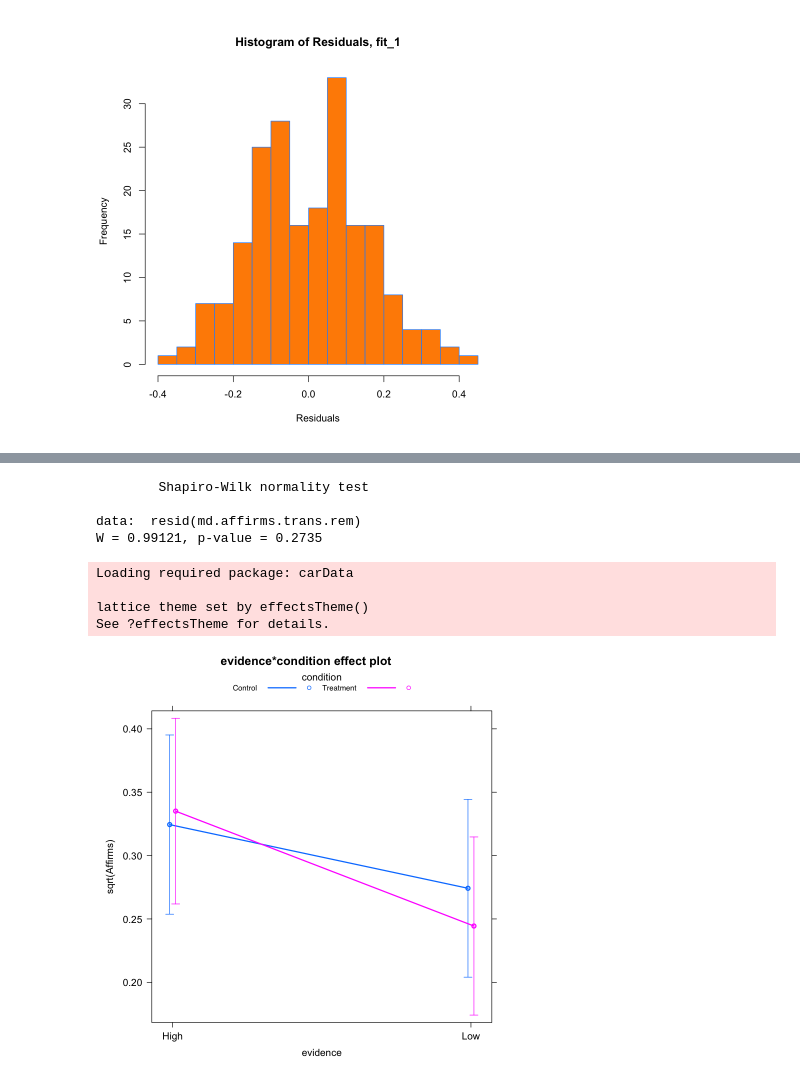
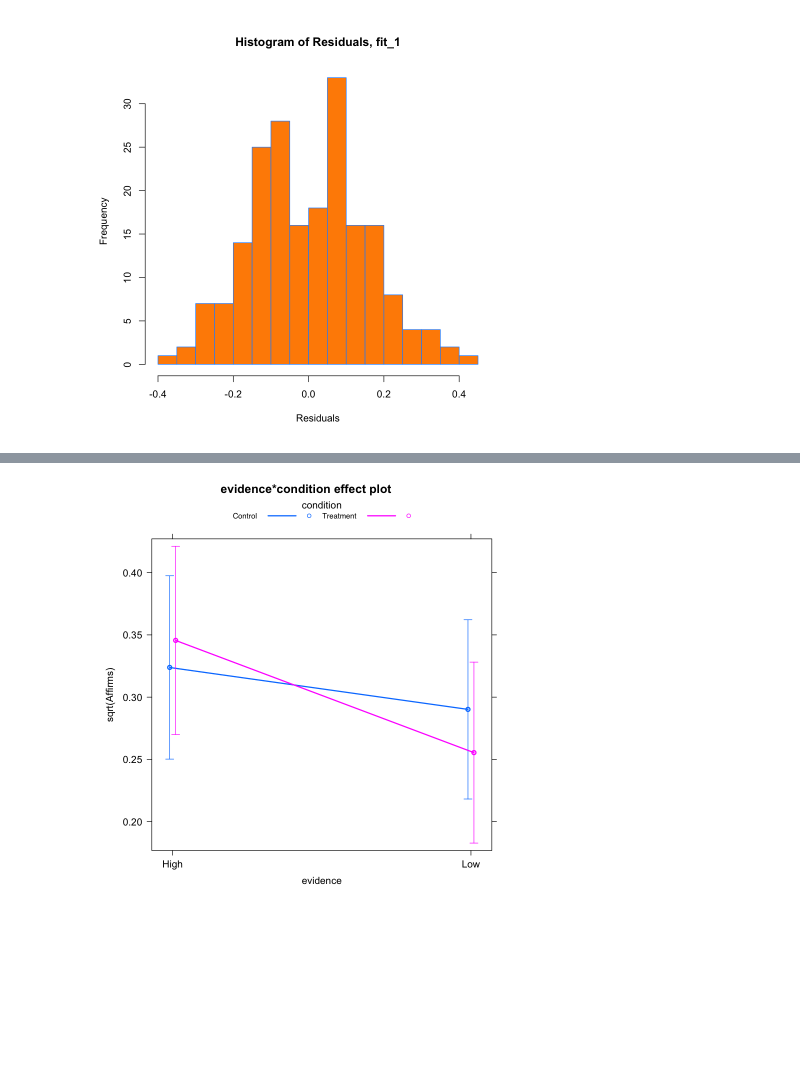
Before and after one commit to cameron-raymond/SDS-Thesis, a Jupyter notebook: notebooks/R_Notebooks/H1H3.ipynb, the cells around one changed output, grey strips where cells are left out. Saved outputs shown, nothing was run; the diff lists cells and outputs as text; code cells hidden in the pictures; blank space fills up the shorter version.

```diff
--- a/notebooks/R_Notebooks/H1H3.ipynb
+++ b/notebooks/R_Notebooks/H1H3.ipynb
@@ -261,7 +256,0 @@ text(x=1:length(cooksd)+1, y=cooksd, labels=ifelse(cooksd>thresh/sample_size, na
-# %%
-md.affirms.trans.rem = lmer(sqrt(Affirms) ~ evidence * condition + (1 |user_id),
-                  data=data,
-                  subset = cooksd<=(thresh/sample_size)
-                 )
-p_value_satterthwaite(md.affirms.trans.rem)
-summary(md.affirms.trans.rem)
@@ -304,16 +257,5 @@ qqline(resid(md.affirms.trans.rem), col = "dodgerblue", lwd = 2)
-# %%
-shapiro.test(resid(md.affirms.trans.rem))
-# %% [output]
-        Shapiro-Wilk normality test
-
-data:  resid(md.affirms.trans.rem)
-W = 0.99121, p-value = 0.2735
 # %%
 library(effects)
-plot(allEffects(md.affirms.trans.rem), multiline=TRUE, ci.style="bars")
+plot(allEffects(md.affirms.transformed), multiline=TRUE, ci.style="bars")
 # %% [output]
-Loading required package: carData
-
-lattice theme set by effectsTheme()
-See ?effectsTheme for details.
-[figure, old version]
+[figure, new version]
```
Also changed, not shown: parts of 10 cells of this notebook, 8 other files.
